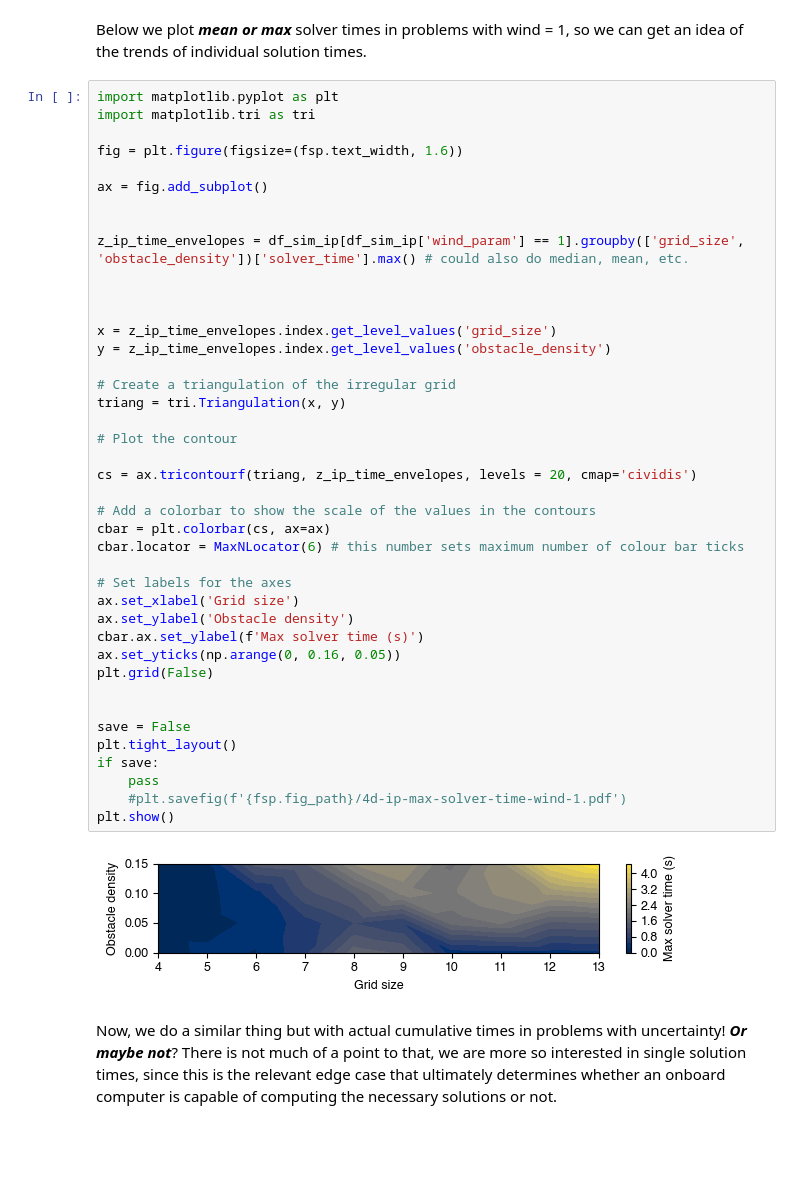
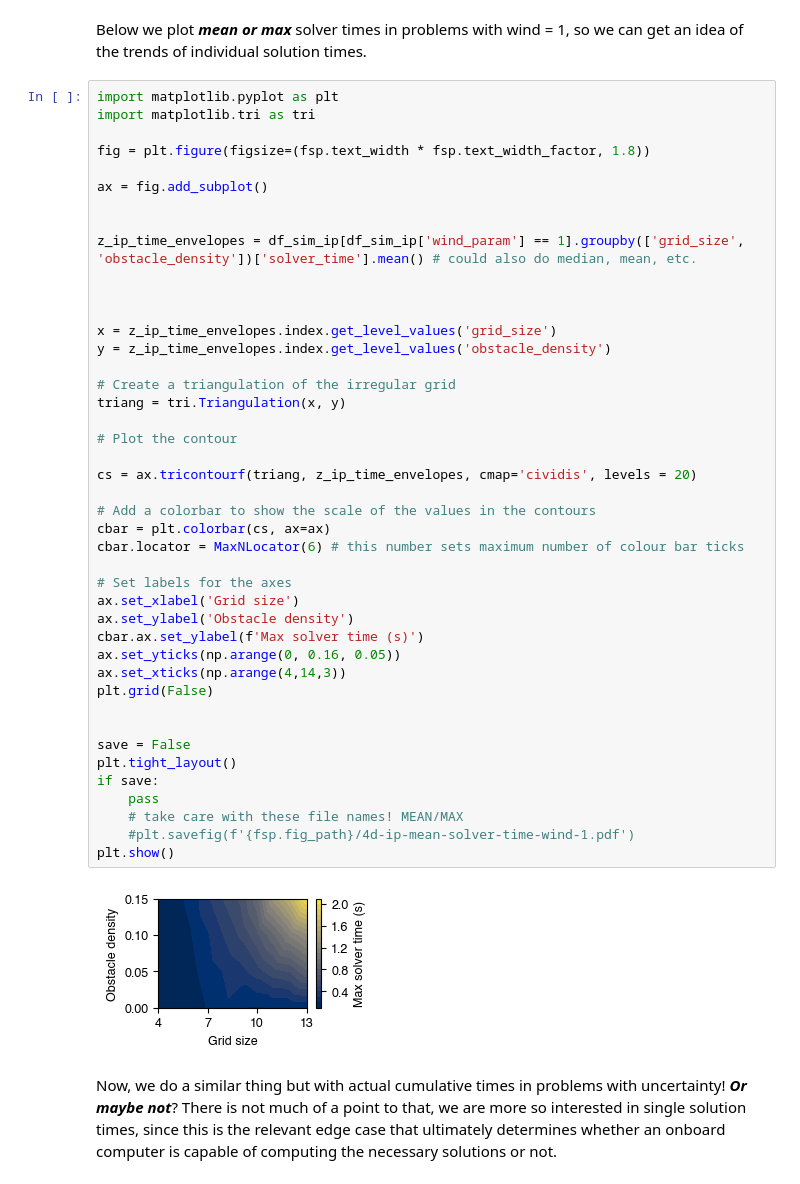
Before and after one commit to berkpereira/gridworld-numpy, a Jupyter notebook: eda_4d.ipynb, the cells around one changed output. Saved outputs shown, nothing was run; the diff lists cells and outputs as text; blank space fills up the shorter version.

```diff
--- a/eda_4d.ipynb
+++ b/eda_4d.ipynb
@@ -399,45 +395,47 @@ Below we plot ***mean or max*** solver times in problems with wind = 1, so we ca
 import matplotlib.pyplot as plt
 import matplotlib.tri as tri
 
-fig = plt.figure(figsize=(fsp.text_width, 1.6))
+fig = plt.figure(figsize=(fsp.text_width * fsp.text_width_factor, 1.8))
 
 ax = fig.add_subplot()
 
 
-z_ip_time_envelopes = df_sim_ip[df_sim_ip['wind_param'] == 1].groupby(['grid_size', 'obstacle_density'])['solver_time'].max() # could also do median, mean, etc.
+z_ip_time_envelopes = df_sim_ip[df_sim_ip['wind_param'] == 1].groupby(['grid_size', 'obstacle_density'])['solver_time'].mean() # could also do median, mean, etc.
 
 
 
 x = z_ip_time_envelopes.index.get_level_values('grid_size')
 y = z_ip_time_envelopes.index.get_level_values('obstacle_density')
 
 # Create a triangulation of the irregular grid
 triang = tri.Triangulation(x, y)
 
 # Plot the contour
 
-cs = ax.tricontourf(triang, z_ip_time_envelopes, levels = 20, cmap='cividis')
+cs = ax.tricontourf(triang, z_ip_time_envelopes, cmap='cividis', levels = 20)
 
 # Add a colorbar to show the scale of the values in the contours
 cbar = plt.colorbar(cs, ax=ax)
 cbar.locator = MaxNLocator(6) # this number sets maximum number of colour bar ticks
 
 # Set labels for the axes
 ax.set_xlabel('Grid size')
 ax.set_ylabel('Obstacle density')
 cbar.ax.set_ylabel(f'Max solver time (s)')
 ax.set_yticks(np.arange(0, 0.16, 0.05))
+ax.set_xticks(np.arange(4,14,3))
 plt.grid(False)
 
 
 save = False
 plt.tight_layout()
 if save:
     pass
-    #plt.savefig(f'{fsp.fig_path}/4d-ip-max-solver-time-wind-1.pdf')
+    # take care with these file names! MEAN/MAX
+    #plt.savefig(f'{fsp.fig_path}/4d-ip-mean-solver-time-wind-1.pdf')
 plt.show()
 # %% [output]
-[figure, old version]
+[figure, new version]
 # %% [markdown]
 Now, we do a similar thing but with actual cumulative times in problems with uncertainty! ***Or maybe not***? There is not much of a point to that, we are more so interested in single solution times, since this is the relevant edge case that ultimately determines whether an onboard computer is capable of computing the necessary solutions or not.
 # %% [markdown]
```
Also changed, not shown: parts of 2 cells of this notebook, 2 other files.
